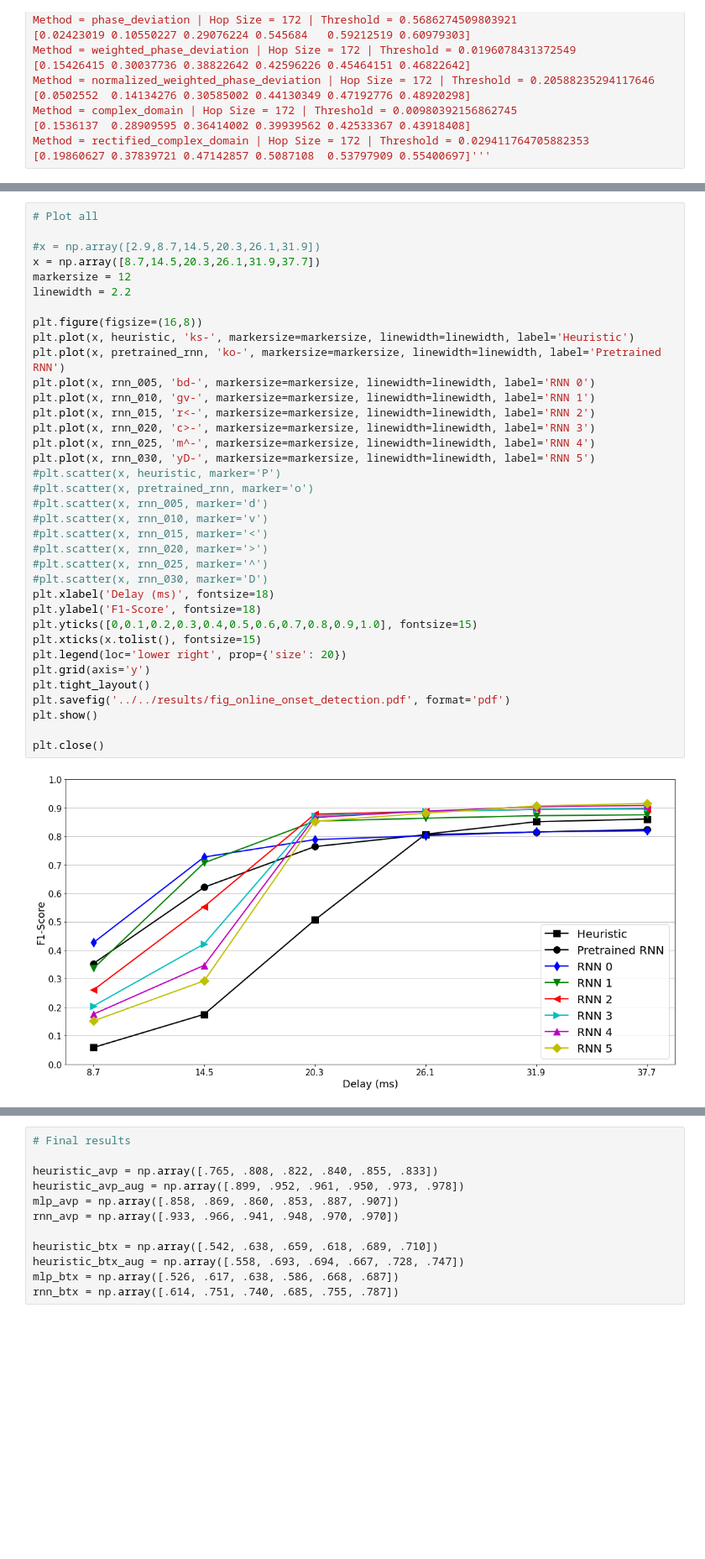
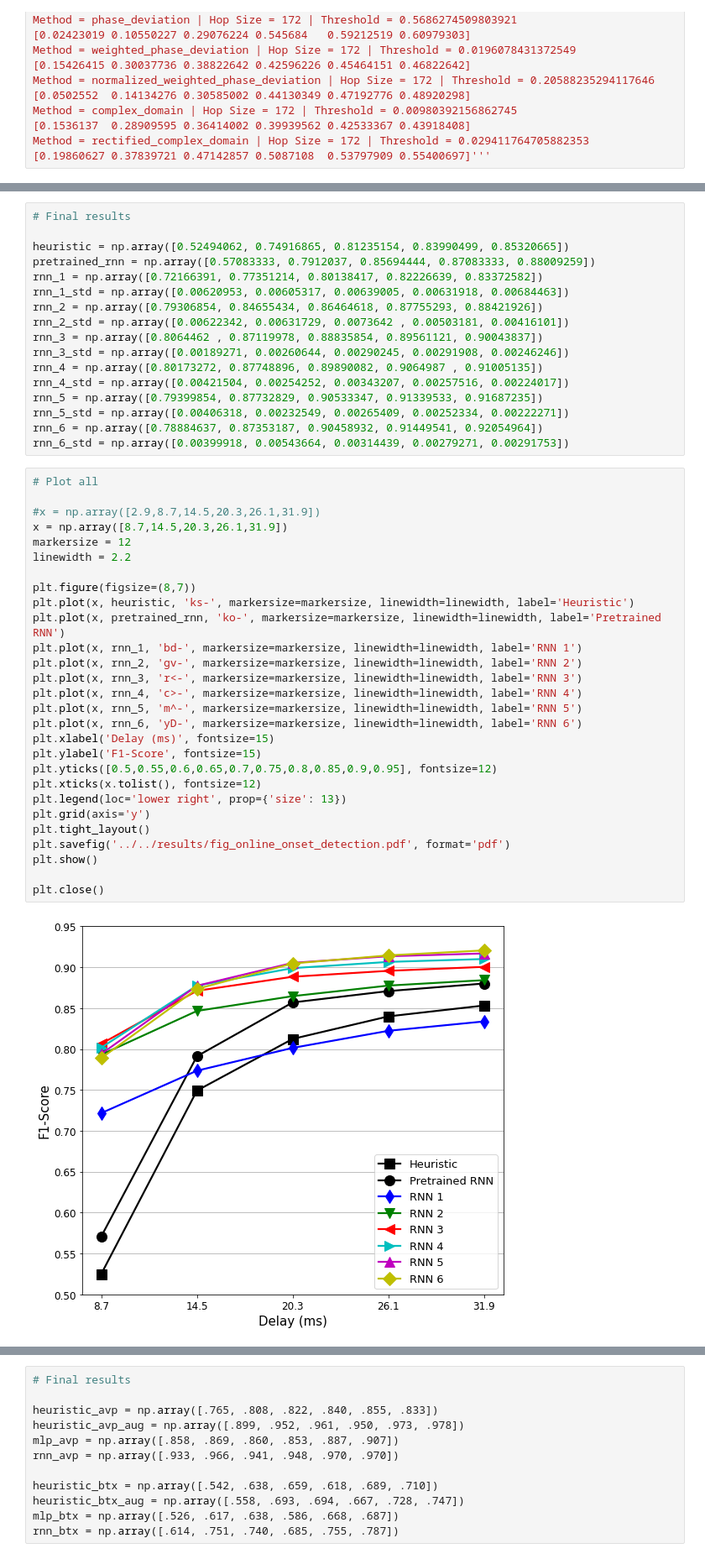
Before and after one commit to alejandrodl/beatbox-onset-detection, a Jupyter notebook: src/models/__Heuristic_Real-Time.ipynb, the cells around one changed output, grey strips where cells are left out. Shown at 84% size. Cells and saved outputs as stored; diff of their text form; blank space fills up the shorter version.

```diff
--- a/src/models/__Heuristic_Real-Time.ipynb
+++ b/src/models/__Heuristic_Real-Time.ipynb
@@ -325,38 +476,47 @@ rnn_030 = np.array([0.15185924631894185,0.2926230282421838,0.8524061708496431,0.
+# %%
+# Final results
+
+heuristic = np.array([0.52494062, 0.74916865, 0.81235154, 0.83990499, 0.85320665])
+pretrained_rnn = np.array([0.57083333, 0.7912037, 0.85694444, 0.87083333, 0.88009259])
+rnn_1 = np.array([0.72166391, 0.77351214, 0.80138417, 0.82226639, 0.83372582])
+rnn_1_std = np.array([0.00620953, 0.00605317, 0.00639005, 0.00631918, 0.00684463])
+rnn_2 = np.array([0.79306854, 0.84655434, 0.86464618, 0.87755293, 0.88421926])
+rnn_2_std = np.array([0.00622342, 0.00631729, 0.0073642 , 0.00503181, 0.00416101])
+rnn_3 = np.array([0.8064462 , 0.87119978, 0.88835854, 0.89561121, 0.90043837])
+rnn_3_std = np.array([0.00189271, 0.00260644, 0.00290245, 0.00291908, 0.00246246])
+rnn_4 = np.array([0.80173272, 0.87748896, 0.89890082, 0.9064987 , 0.91005135])
+rnn_4_std = np.array([0.00421504, 0.00254252, 0.00343207, 0.00257516, 0.00224017])
+rnn_5 = np.array([0.79399854, 0.87732829, 0.90533347, 0.91339533, 0.91687235])
+rnn_5_std = np.array([0.00406318, 0.00232549, 0.00265409, 0.00252334, 0.00222271])
+rnn_6 = np.array([0.78884637, 0.87353187, 0.90458932, 0.91449541, 0.92054964])
+rnn_6_std = np.array([0.00399918, 0.00543664, 0.00314439, 0.00279271, 0.00291753])
 # %%
 # Plot all
 
 #x = np.array([2.9,8.7,14.5,20.3,26.1,31.9])
-x = np.array([8.7,14.5,20.3,26.1,31.9,37.7])
+x = np.array([8.7,14.5,20.3,26.1,31.9])
 markersize = 12
 linewidth = 2.2
 
-plt.figure(figsize=(16,8))
+plt.figure(figsize=(8,7))
 plt.plot(x, heuristic, 'ks-', markersize=markersize, linewidth=linewidth, label='Heuristic')
 plt.plot(x, pretrained_rnn, 'ko-', markersize=markersize, linewidth=linewidth, label='Pretrained RNN')
-plt.plot(x, rnn_005, 'bd-', markersize=markersize, linewidth=linewidth, label='RNN 0')
-plt.plot(x, rnn_010, 'gv-', markersize=markersize, linewidth=linewidth, label='RNN 1')
-plt.plot(x, rnn_015, 'r<-', markersize=markersize, linewidth=linewidth, label='RNN 2')
-plt.plot(x, rnn_020, 'c>-', markersize=markersize, linewidth=linewidth, label='RNN 3')
-plt.plot(x, rnn_025, 'm^-', markersize=markersize, linewidth=linewidth, label='RNN 4')
-plt.plot(x, rnn_030, 'yD-', markersize=markersize, linewidth=linewidth, label='RNN 5')
-#plt.scatter(x, heuristic, marker='P')
-#plt.scatter(x, pretrained_rnn, marker='o')
-#plt.scatter(x, rnn_005, marker='d')
-#plt.scatter(x, rnn_010, marker='v')
-#plt.scatter(x, rnn_015, marker='<')
-#plt.scatter(x, rnn_020, marker='>')
-#plt.scatter(x, rnn_025, marker='^')
-#plt.scatter(x, rnn_030, marker='D')
-plt.xlabel('Delay (ms)', fontsize=18)
-plt.ylabel('F1-Score', fontsize=18)
-plt.yticks([0,0.1,0.2,0.3,0.4,0.5,0.6,0.7,0.8,0.9,1.0], fontsize=15)
-plt.xticks(x.tolist(), fontsize=15)
-plt.legend(loc='lower right', prop={'size': 20})
+plt.plot(x, rnn_1, 'bd-', markersize=markersize, linewidth=linewidth, label='RNN 1')
+plt.plot(x, rnn_2, 'gv-', markersize=markersize, linewidth=linewidth, label='RNN 2')
+plt.plot(x, rnn_3, 'r<-', markersize=markersize, linewidth=linewidth, label='RNN 3')
+plt.plot(x, rnn_4, 'c>-', markersize=markersize, linewidth=linewidth, label='RNN 4')
+plt.plot(x, rnn_5, 'm^-', markersize=markersize, linewidth=linewidth, label='RNN 5')
+plt.plot(x, rnn_6, 'yD-', markersize=markersize, linewidth=linewidth, label='RNN 6')
+plt.xlabel('Delay (ms)', fontsize=15)
+plt.ylabel('F1-Score', fontsize=15)
+plt.yticks([0.5,0.55,0.6,0.65,0.7,0.75,0.8,0.85,0.9,0.95], fontsize=12)
+plt.xticks(x.tolist(), fontsize=12)
+plt.legend(loc='lower right', prop={'size': 13})
 plt.grid(axis='y')
 plt.tight_layout()
 plt.savefig('../../results/fig_online_onset_detection.pdf', format='pdf')
 plt.show()
 
 plt.close()
 # %% [output]
-[figure, old version]
+[figure, new version]
```
Also changed, not shown: parts of 26 cells of this notebook, 36 other files.
